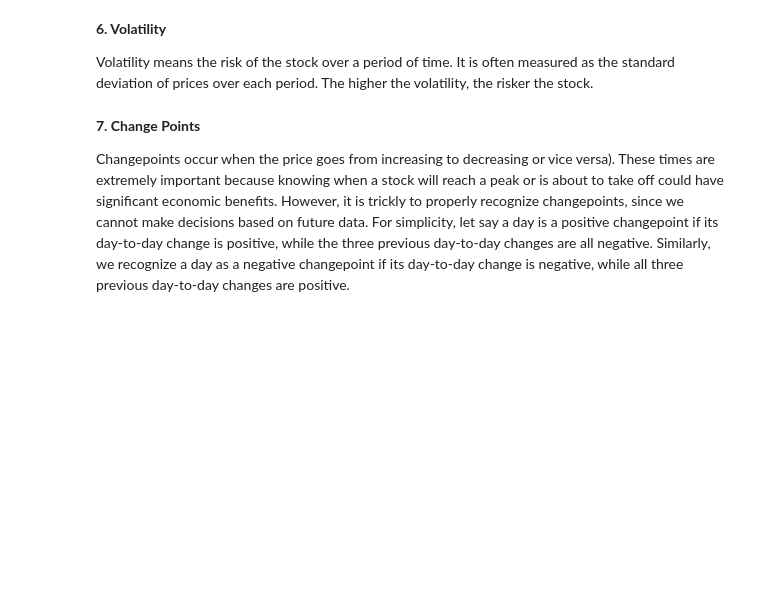
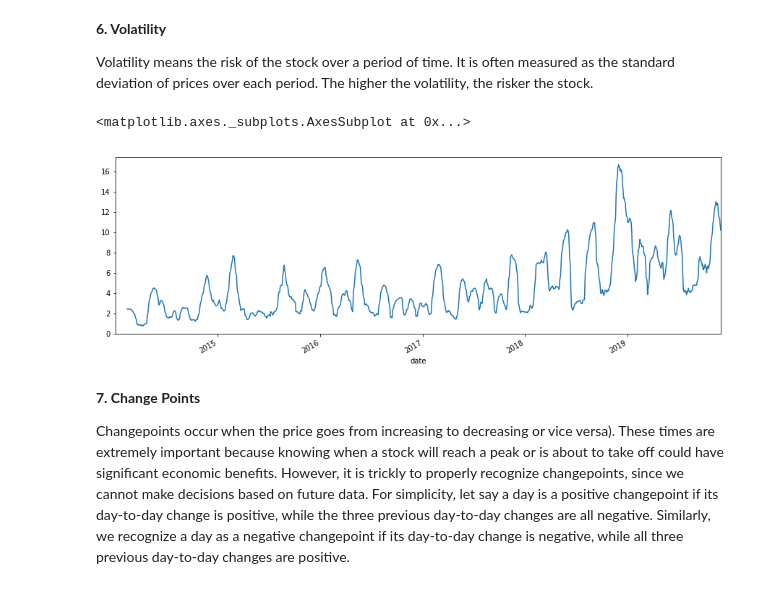
Before and after one commit to ch00226855/CMP464-Fall2019, a Jupyter notebook: Week15_TimeSeries.ipynb, the cells around one changed output. Drawn from its saved outputs; the diff is of its cells as text; code cells hidden in the pictures; blank space fills up the shorter version.

```diff
--- a/Week15_TimeSeries.ipynb
+++ b/Week15_TimeSeries.ipynb
@@ -219,6 +497,13 @@ The daily price is full of random ups and downs, making it difficult to see the
 **6. Volatility**
 
 Volatility means the risk of the stock over a period of time. It is often measured as the standard deviation of prices over each period. The higher the volatility, the risker the stock.
+# %%
+plt.figure(figsize=(15, 5))
+volatility = aapl.rolling(30).std()
+volatility['adjClose'].plot()
+# %% [output]
+<matplotlib.axes._subplots.AxesSubplot at 0x...>
+[figure, added]
 # %% [markdown]
 **7. Change Points**
 
```
Also changed, not shown: parts of 59 cells of this notebook.
